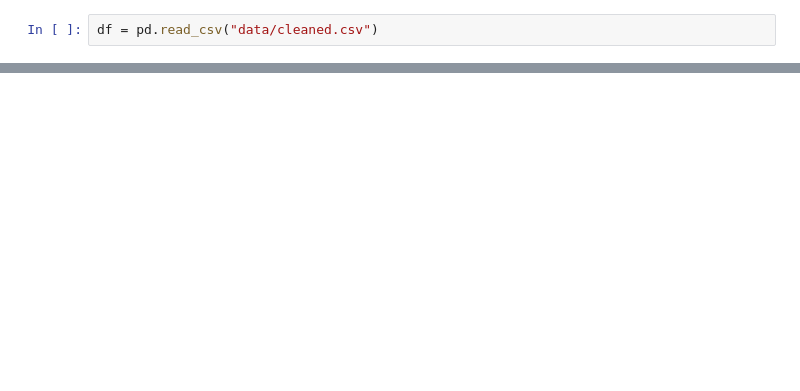
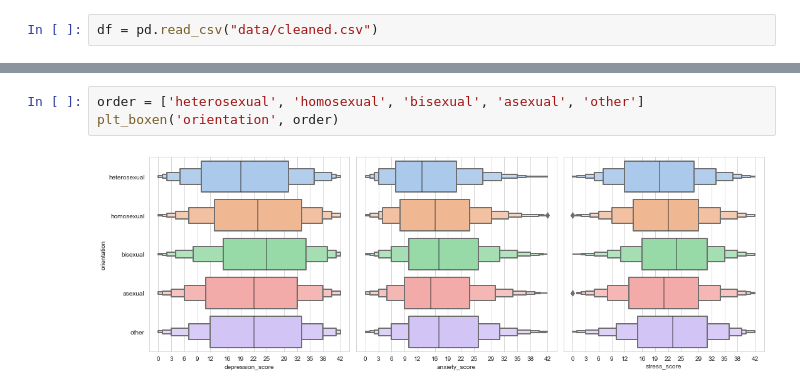
Before and after one commit to JP1128/Machine-Learning-DASS, a Jupyter notebook: course_project.ipynb, the cells around one changed output, grey strips where cells are left out. Drawn from its saved outputs; the diff is of its cells as text; blank space fills up the shorter version.

```diff
--- a/course_project.ipynb
+++ b/course_project.ipynb
@@ -55,0 +83,5 @@ age_group[score_cols].mean().plot(ax=ax)
+# %%
+order = ['heterosexual', 'homosexual', 'bisexual', 'asexual', 'other']
+plt_boxen('orientation', order)
+# %% [output]
+[figure, added]
```
Also changed, not shown: parts of 14 cells of this notebook, 1 other file.
